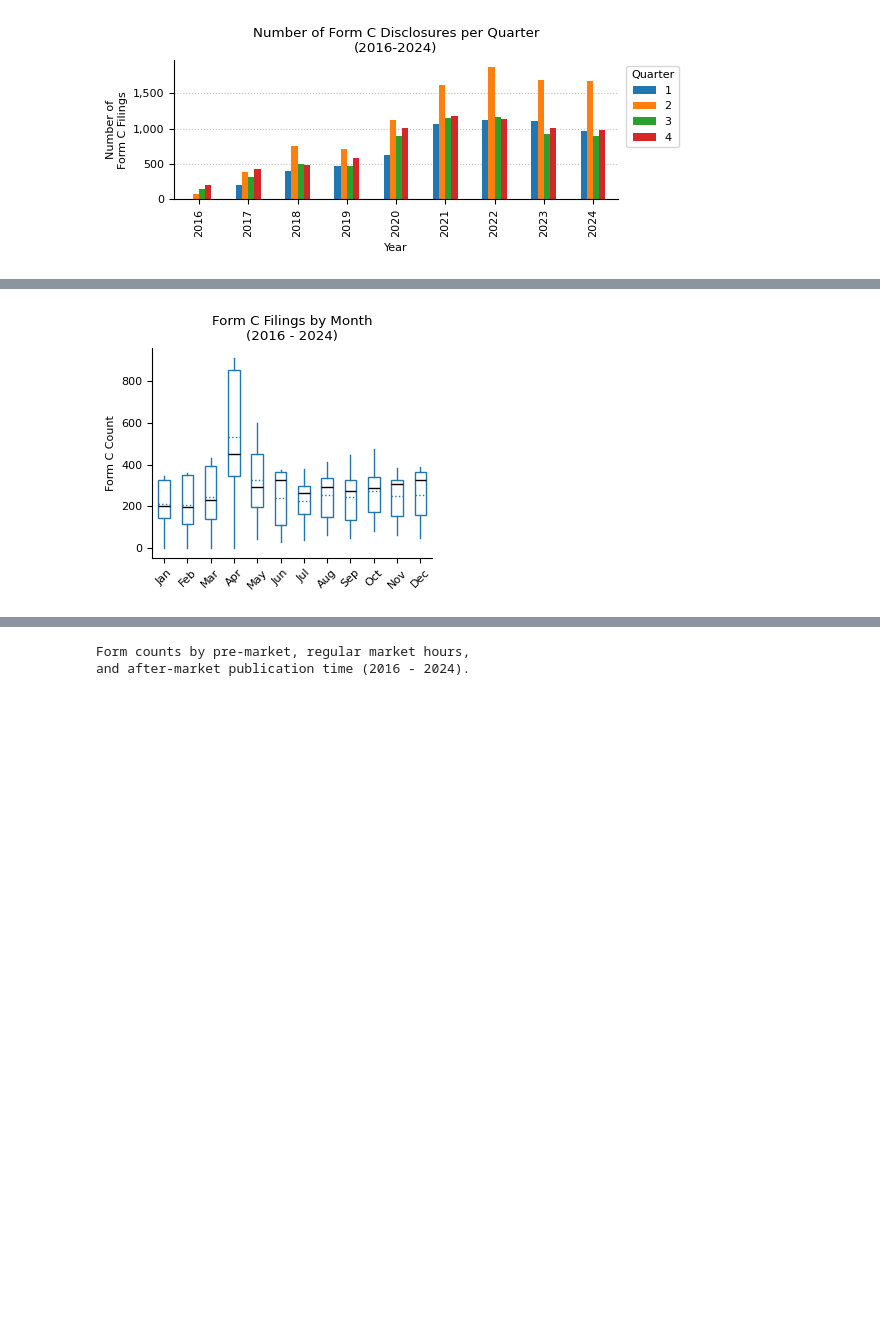
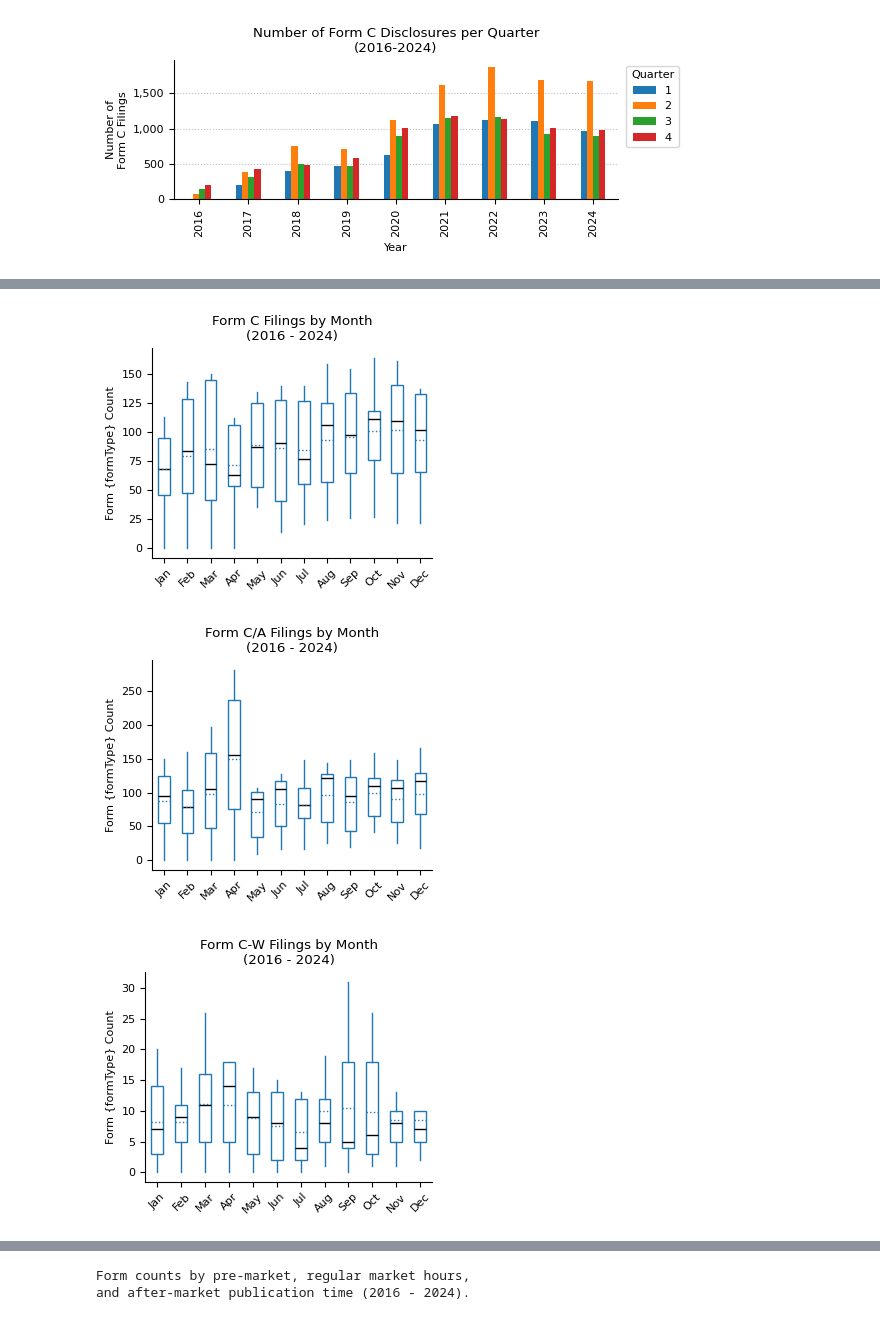
Before and after one commit to SEC-API-io/sec-api-cookbook, a Jupyter notebook: notebooks/form-c/form-c-tutorial-website.ipynb, the cells around one changed output, grey strips where cells are left out. Drawn from its saved outputs; the diff is of its cells as text; code cells hidden in the pictures; blank space fills up the shorter version.

```diff
--- a/notebooks/form-c/form-c-tutorial-website.ipynb
+++ b/notebooks/form-c/form-c-tutorial-website.ipynb
@@ -494,27 +603,46 @@ plot_box_plot_as_line(
 # %%
-fig, ax = plt.subplots(figsize=(3.5, 3))
+formTypes = structured_data_full_years["formType"].unique()
 
-counts_month_yr_piv.loc[2005:].boxplot(
-    ax=ax,
-    grid=False,
-    showfliers=False,
-    flierprops=dict(marker="o", markersize=3),
-    patch_artist=True,
-    boxprops=dict(facecolor="white", color="tab:blue"),
-    showmeans=True,
-    meanline=True,
-    meanprops={"color": "tab:blue", "linestyle": ":"},
-    medianprops={"color": "black"},
-    capprops={"color": "none"},
-)
+for formType in formTypes:
 
-ax.set_title(f"Form C Filings by Month\n({min_year} - {max_year_full})")
-ax.set_xlabel("")
-ax.set_ylabel("Form C Count")
-xticklabels = [pd.to_datetime(str(x), format="%m").strftime("%b") for x in range(1, 13)]
-ax.set_xticklabels(xticklabels)
-plt.xticks(rotation=45)
-plt.tight_layout()
-plt.show()
+    data = (
+        structured_data_full_years[structured_data_full_years["formType"] == formType]
+        .groupby(["year", "month"])
+        .size()
+        .unstack()
+        .fillna(0)
+    ).astype(int)
+
+    if data.sum().sum() < 100:
+        continue
+
+    fig, ax = plt.subplots(figsize=(3.5, 3))
+
+    data.boxplot(
+        ax=ax,
+        grid=False,
+        showfliers=False,
+        flierprops=dict(marker="o", markersize=3),
+        patch_artist=True,
+        boxprops=dict(facecolor="white", color="tab:blue"),
+        showmeans=True,
+        meanline=True,
+        meanprops={"color": "tab:blue", "linestyle": ":"},
+        medianprops={"color": "black"},
+        capprops={"color": "none"},
+    )
+
+    ax.set_title(f"Form {formType} Filings by Month\n({min_year} - {max_year_full})")
+    ax.set_xlabel("")
+    ax.set_ylabel("Form {formType} Count")
+    xticklabels = [
+        pd.to_datetime(str(x), format="%m").strftime("%b") for x in range(1, 13)
+    ]
+    ax.set_xticklabels(xticklabels)
+    plt.xticks(rotation=45)
+    plt.tight_layout()
+    plt.show()
 # %% [output]
-[figure, old version]
+[figure, new version]
+[figure, added]
+[figure, added]
```
Also changed, not shown: parts of 26 cells of this notebook.
